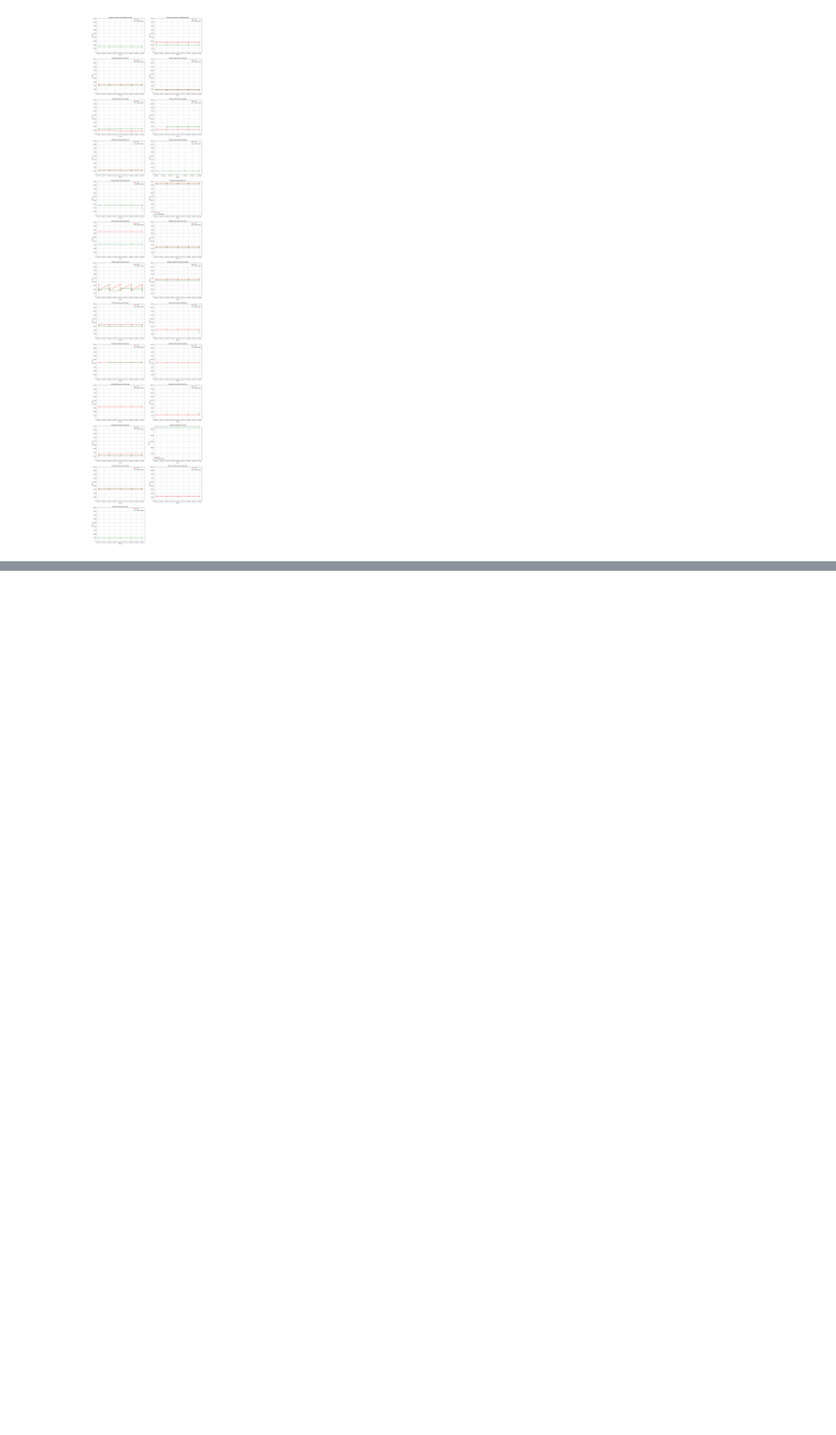
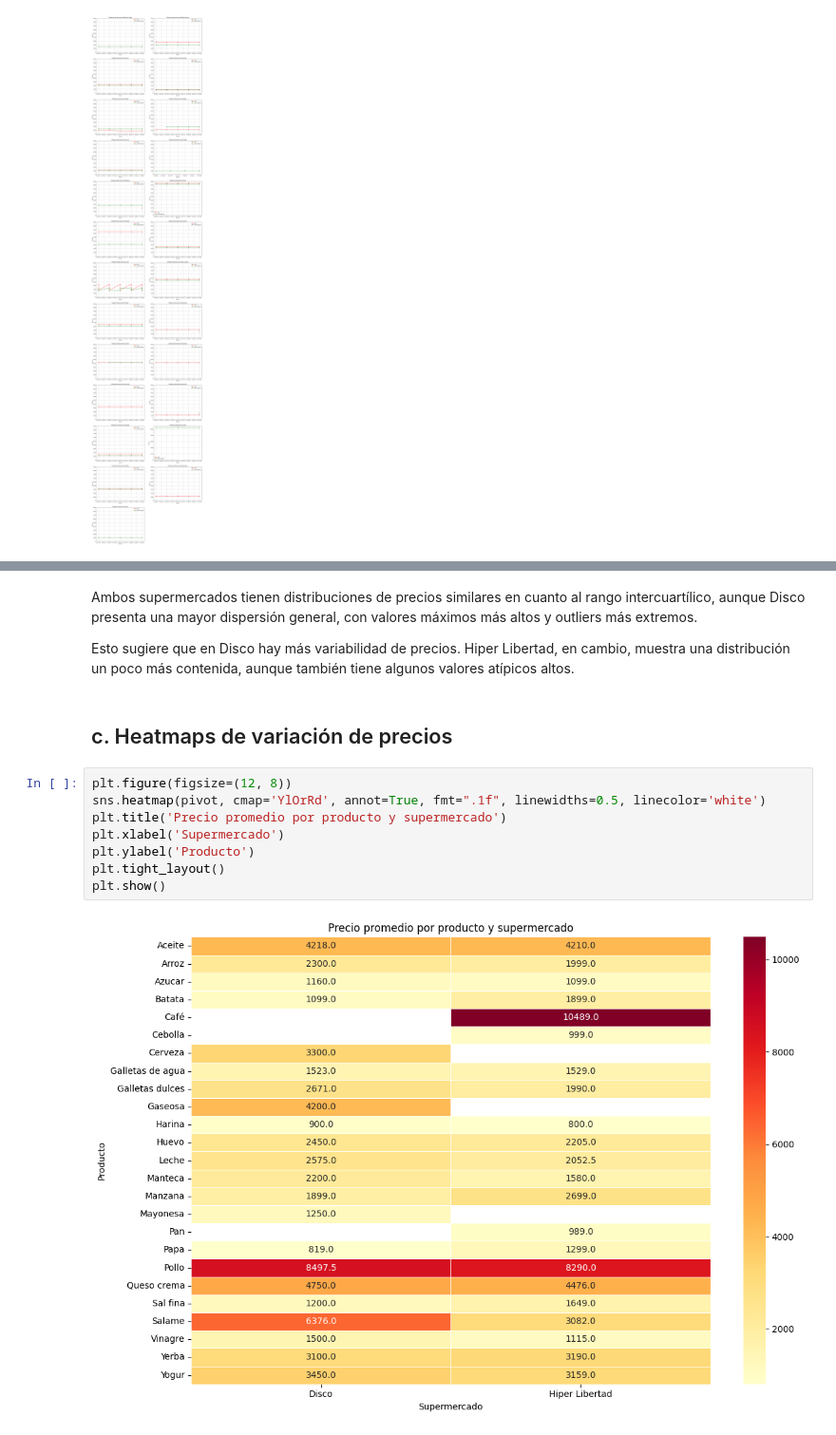
Before and after one commit to manuelpalomeque/Web-Scraper-canasta-basica, a Jupyter notebook: notebooks/01_EDA_WS.ipynb, the cells around one changed output, grey strips where cells are left out. Shown at 95% size. Drawn from its saved outputs; the diff is of its cells as text; blank space fills up the shorter version.

```diff
--- a/notebooks/01_EDA_WS.ipynb
+++ b/notebooks/01_EDA_WS.ipynb
@@ -739,0 +758,16 @@ plt.show()
+# %% [markdown]
+Ambos supermercados tienen distribuciones de precios similares en cuanto al rango intercuartílico, aunque Disco presenta una mayor dispersión general, con valores máximos más altos y outliers más extremos.
+
+Esto sugiere que en Disco hay más variabilidad de precios. Hiper Libertad, en cambio, muestra una distribución un poco más contenida, aunque también tiene algunos valores atípicos altos.
+# %% [markdown]
+## c. Heatmaps de variación de precios
+# %%
+plt.figure(figsize=(12, 8))
+sns.heatmap(pivot, cmap='YlOrRd', annot=True, fmt=".1f", linewidths=0.5, linecolor='white')
+plt.title('Precio promedio por producto y supermercado')
+plt.xlabel('Supermercado')
+plt.ylabel('Producto')
+plt.tight_layout()
+plt.show()
+# %% [output]
+[figure, added]
```
Also changed, not shown: parts of 11 cells of this notebook.
